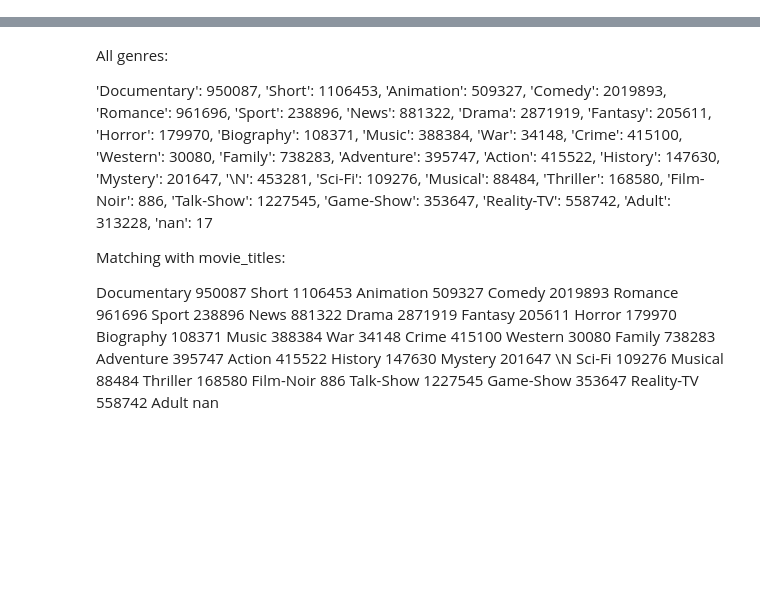
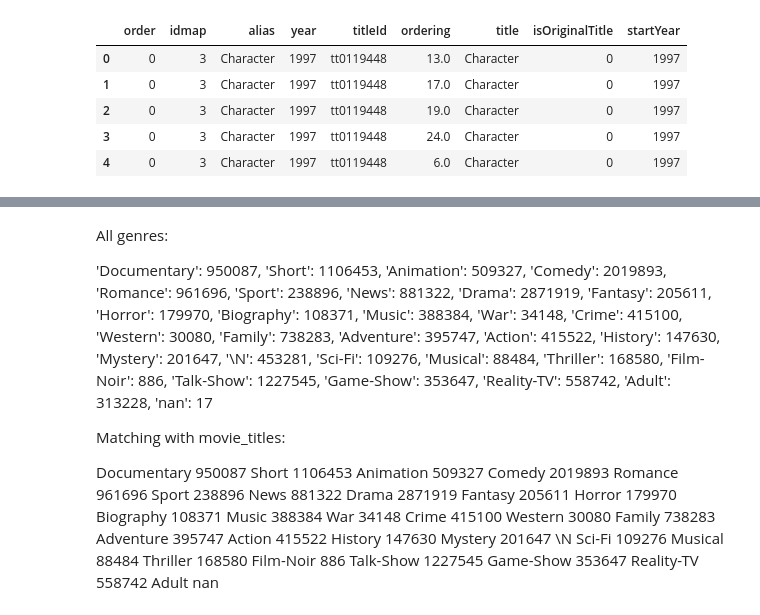
Before and after one commit to PreferredAI/PyBMF, a Jupyter notebook: scripts/sc01_get_netflix_actors_from_imdb.ipynb, the cells around one changed output, grey strips where cells are left out. Saved outputs shown, nothing was run; the diff lists cells and outputs as text; code cells hidden in the pictures; blank space fills up the shorter version.

```diff
--- a/scripts/sc01_get_netflix_actors_from_imdb.ipynb
+++ b/scripts/sc01_get_netflix_actors_from_imdb.ipynb
@@ -8,0 +157,11 @@ imdb_basics_path = os.path.join(onedrive_path, "imdb", "title.basics.tsv", "data
+# %%
+# get titleId from df_imdb_akas
+df_netflix_imdb_id = df_netflix_year.merge(df_imdb_akas_year[['titleId', 'ordering', 'title', 'isOriginalTitle', 'startYear']], left_on='alias', right_on='title', how='left')
+df_netflix_imdb_id.head(10)
+# %% [output]
+|  | order | idmap | alias | year | titleId | ordering | title | isOriginalTitle | startYear |
+| 0 | 0 | 3 | Character | 1997 | tt0119448 | 13.0 | Character | 0 | 1997 |
+| 1 | 0 | 3 | Character | 1997 | tt0119448 | 17.0 | Character | 0 | 1997 |
+| 2 | 0 | 3 | Character | 1997 | tt0119448 | 19.0 | Character | 0 | 1997 |
+| 3 | 0 | 3 | Character | 1997 | tt0119448 | 24.0 | Character | 0 | 1997 |
+| 4 | 0 | 3 | Character | 1997 | tt0119448 | 6.0 | Character | 0 | 1997 |
```
Also changed, not shown: parts of 15 cells of this notebook, 26 other files.
